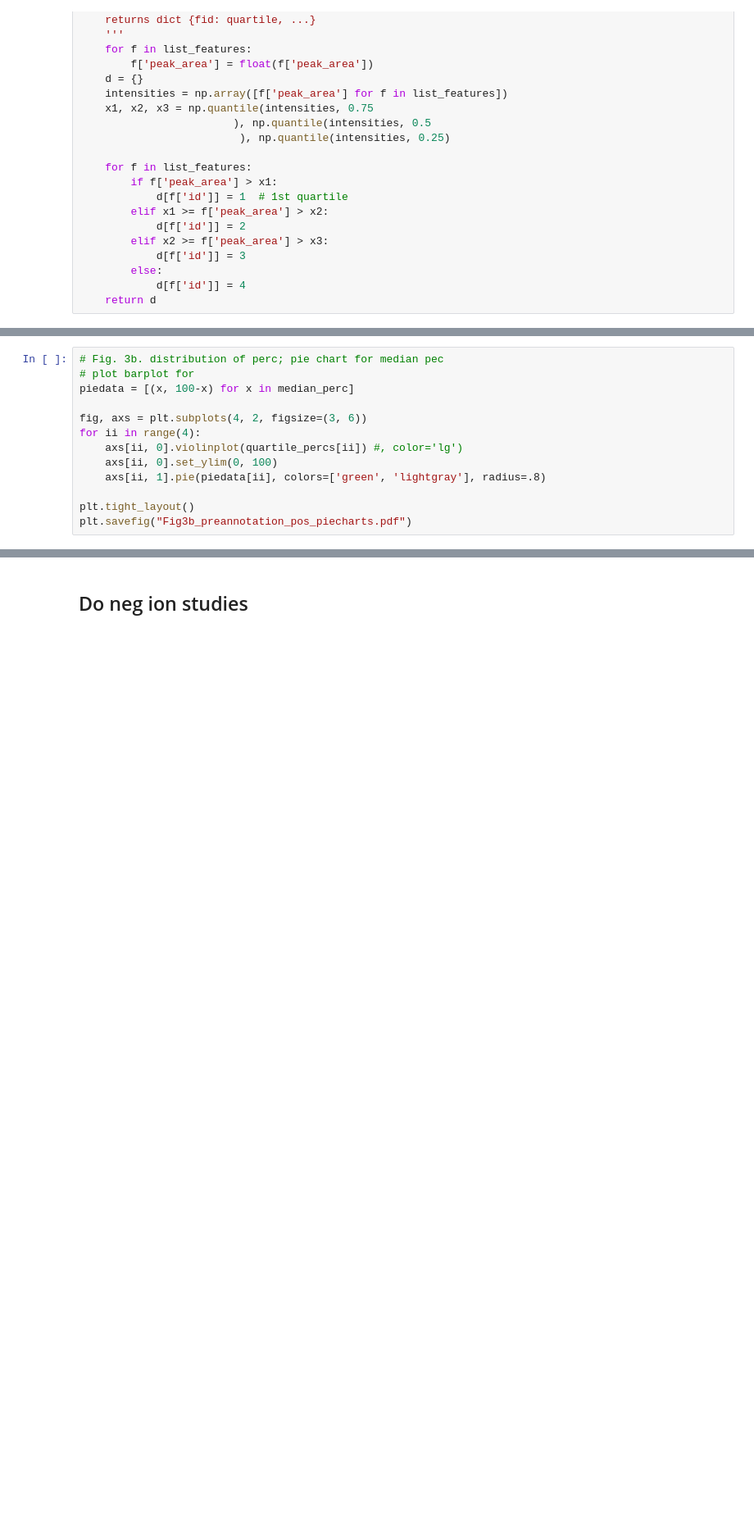
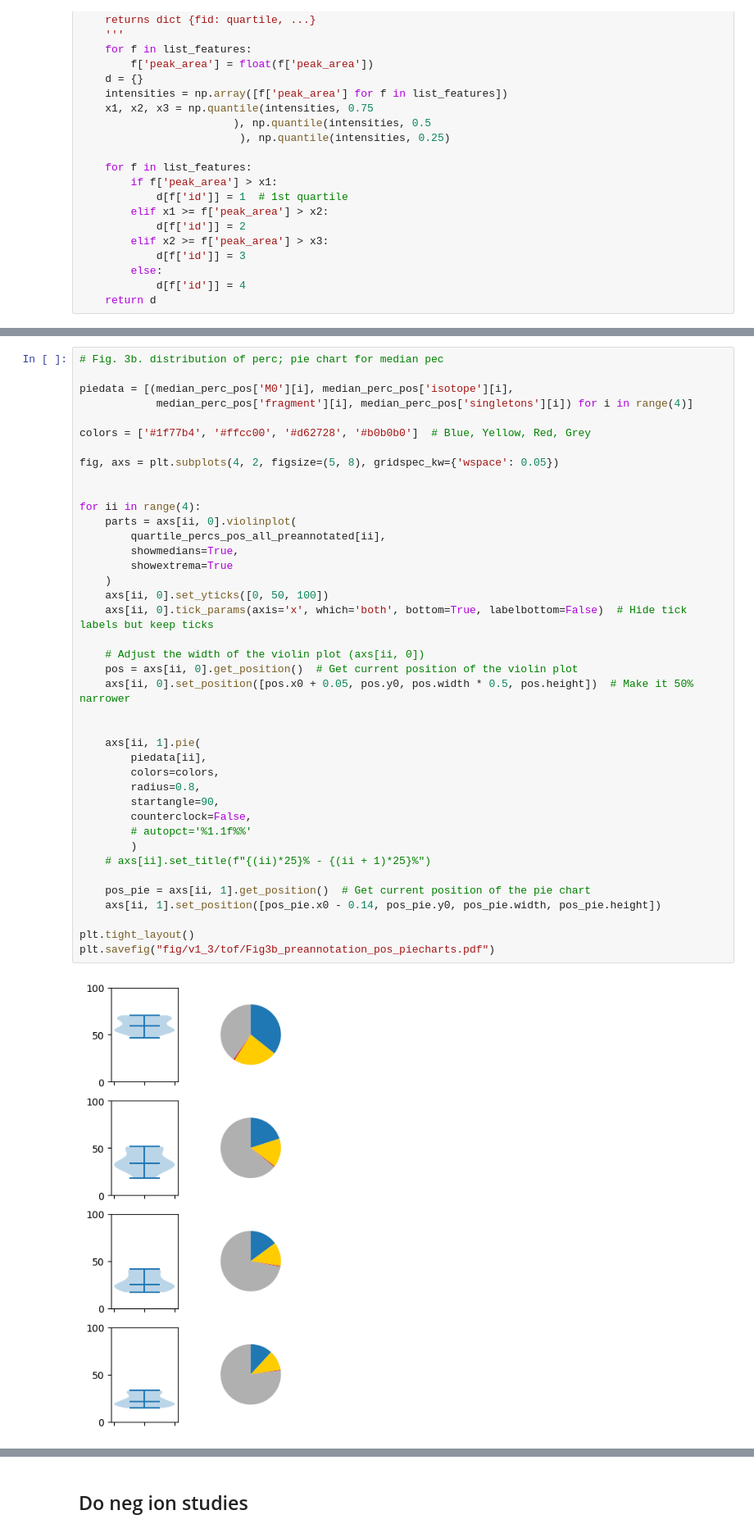
Before and after one commit to shuzhao-li-lab/in_source_fragments_serum, a Jupyter notebook: analysis/5_comprehensive_khipu_search/5b_tof.ipynb, the cells around one changed output, grey strips where cells are left out. Shown: that part at 82% size. Cells and saved outputs as stored; diff of their text form; blank space fills up the shorter version.

```diff
--- a/analysis/5_comprehensive_khipu_search/5b_tof.ipynb
+++ b/analysis/5_comprehensive_khipu_search/5b_tof.ipynb
@@ -291,13 +305,0 @@ plt.savefig('Fig3a_preannotation_pos.pdf')
-# %%
-# Fig. 3b. distribution of perc; pie chart for median pec
-# plot barplot for
-piedata = [(x, 100-x) for x in median_perc]
-
-fig, axs = plt.subplots(4, 2, figsize=(3, 6))
-for ii in range(4):
-    axs[ii, 0].violinplot(quartile_percs[ii]) #, color='lg')
-    axs[ii, 0].set_ylim(0, 100)
-    axs[ii, 1].pie(piedata[ii], colors=['green', 'lightgray'], radius=.8)
-
-plt.tight_layout()
-plt.savefig("Fig3b_preannotation_pos_piecharts.pdf")
@@ -305,0 +306,42 @@ plt.savefig("Fig3b_preannotation_pos_piecharts.pdf")
+# %%
+# Fig. 3b. distribution of perc; pie chart for median pec
+
+piedata = [(median_perc_pos['M0'][i], median_perc_pos['isotope'][i],
+            median_perc_pos['fragment'][i], median_perc_pos['singletons'][i]) for i in range(4)]
+
+colors = ['#1f77b4', '#ffcc00', '#d62728', '#b0b0b0']  # Blue, Yellow, Red, Grey
+
+fig, axs = plt.subplots(4, 2, figsize=(5, 8), gridspec_kw={'wspace': 0.05})
+
+
+for ii in range(4):
+    parts = axs[ii, 0].violinplot(
+        quartile_percs_pos_all_preannotated[ii],
+        showmedians=True,
+        showextrema=True
+    )
+    axs[ii, 0].set_yticks([0, 50, 100])
+    axs[ii, 0].tick_params(axis='x', which='both', bottom=True, labelbottom=False)  # Hide tick labels but keep ticks
+
+    # Adjust the width of the violin plot (axs[ii, 0])
+    pos = axs[ii, 0].get_position()  # Get current position of the violin plot
+    axs[ii, 0].set_position([pos.x0 + 0.05, pos.y0, pos.width * 0.5, pos.height])  # Make it 50% narrower
+
+
+    axs[ii, 1].pie(
+        piedata[ii],
+        colors=colors,
+        radius=0.8,
+        startangle=90,
+        counterclock=False,
+        # autopct='%1.1f%%'
+        )
+    # axs[ii].set_title(f"{(ii)*25}% - {(ii + 1)*25}%")
+
+    pos_pie = axs[ii, 1].get_position()  # Get current position of the pie chart
+    axs[ii, 1].set_position([pos_pie.x0 - 0.14, pos_pie.y0, pos_pie.width, pos_pie.height])
+
+plt.tight_layout()
+plt.savefig("fig/v1_3/tof/Fig3b_preannotation_pos_piecharts.pdf")
+# %% [output]
+[figure, added]
```
Also changed, not shown: parts of 13 cells of this notebook, 2 other files.
